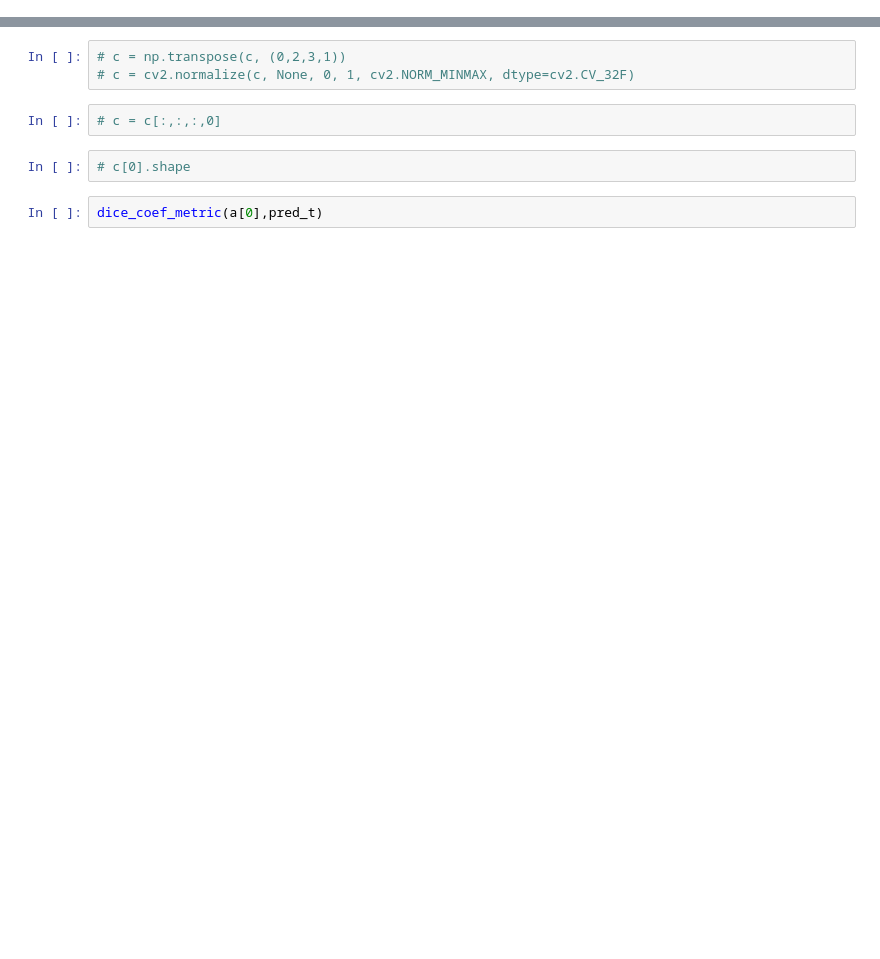
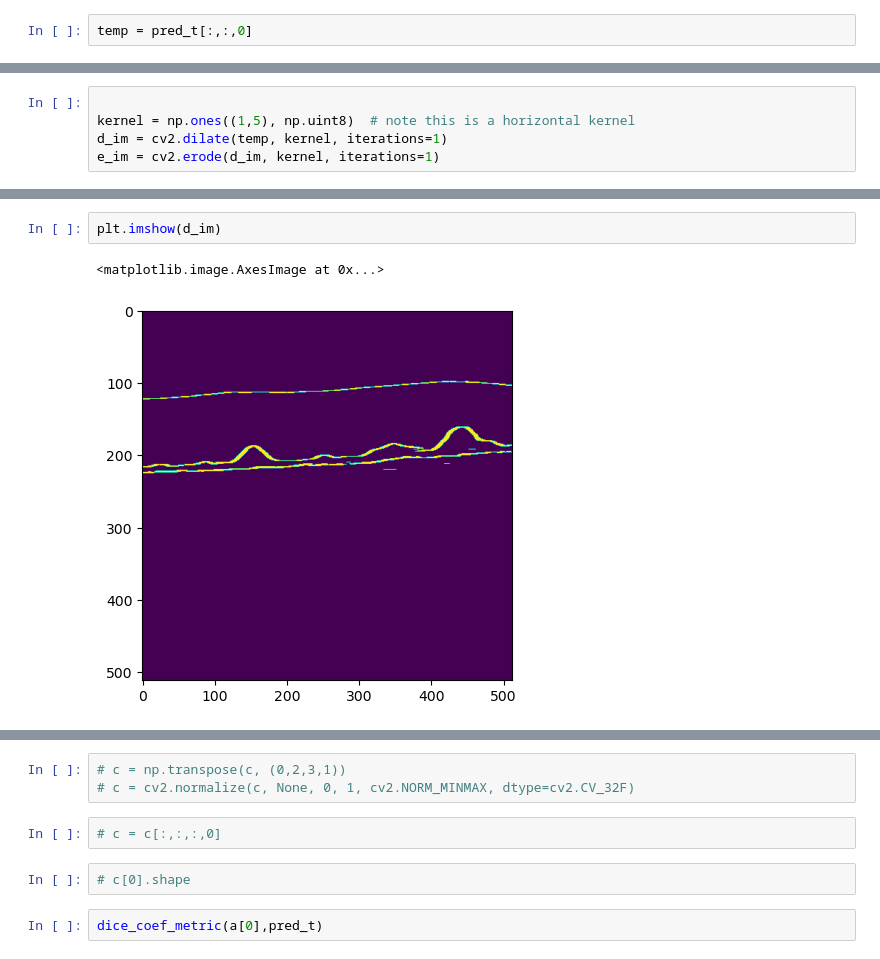
Before and after one commit to ManuelBradicic42/RaRetina, a Jupyter notebook: main.ipynb, the cells around one changed output, grey strips where cells are left out. Saved outputs shown, nothing was run; the diff lists cells and outputs as text; blank space fills up the shorter version.

```diff
--- a/main.ipynb
+++ b/main.ipynb
@@ -49,0 +103,2 @@ plt.show()
+# %%
+temp = pred_t[:,:,0]
@@ -49,0 +107,5 @@ plt.show()
+# %%
+
+kernel = np.ones((1,5), np.uint8)  # note this is a horizontal kernel
+d_im = cv2.dilate(temp, kernel, iterations=1)
+e_im = cv2.erode(d_im, kernel, iterations=1)
@@ -49,0 +122,5 @@ plt.show()
+# %%
+plt.imshow(d_im)
+# %% [output]
+<matplotlib.image.AxesImage at 0x...>
+[figure, added]
```
Also changed, not shown: parts of 33 cells of this notebook, 7 other files.
